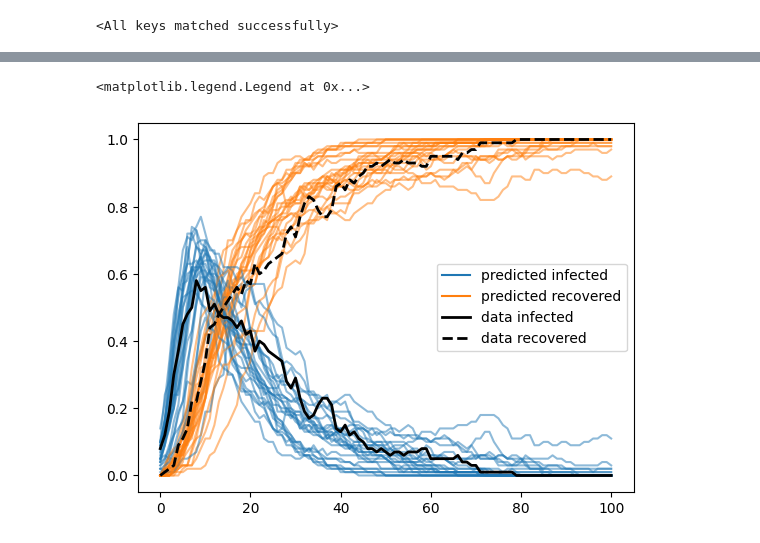
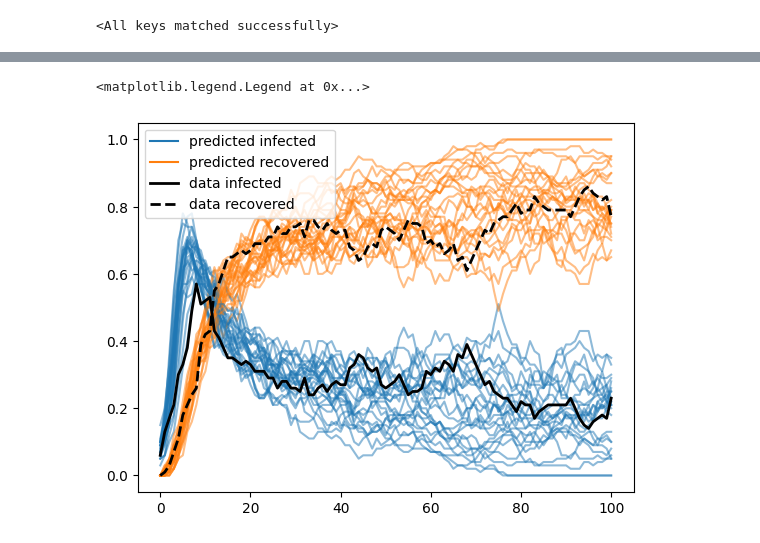
Before and after one commit to AnonyMouse3005/sir-substance-use, a Jupyter notebook: SIR-alcohol-run5.ipynb, the cells around one changed output, grey strips where cells are left out. Cells and saved outputs as stored; diff of their text form; code cells hidden in the pictures.

```diff
--- a/SIR-alcohol-run5.ipynb
+++ b/SIR-alcohol-run5.ipynb
@@ -31,7 +31,7 @@ graph = networkx.watts_strogatz_graph(n_agents, k, p, seed=0)
 # %%
 n_timesteps = 100
 gamma, rho, initial_fraction_infected = 0.15, 0.15, 0.1
-alpha1, alpha2, beta1, beta2 = 0.7, 0.7, 0.1, 0.1
+alpha1, alpha2, beta1, beta2 = 0.1, 0.1, 0.2, 0.2
 model = SIR(graph, n_timesteps=n_timesteps, n_agents=n_agents, device=device)
 # %%
 # %%time
@@ -214,20 +214,22 @@ pygtc.plotGTC([samples], truths=true_parameters.cpu().numpy(), figureSize=10, pr
 # %%
 # compare the predictions to the synthetic data:
 
 f, ax = plt.subplots()
 
 for i in range(25):
     with torch.no_grad():
-        sim_sir = model((flow.sample(1)[0][0]))
+        model = SIR(graph, n_timesteps=n_timesteps, n_agents=n_agents, device=device)
+        sim_params = flow.sample(1)[0][0]
+        sim_sir = model(torch.cat([true_contagion_parameters, sim_params]))
     ax.plot(sim_sir[1].cpu().numpy(), color = "C0", alpha=0.5)
     ax.plot(sim_sir[2].cpu().numpy(), color = "C1", alpha=0.5)
 
 ax.plot([], [], color = "C0", label = "predicted infected")
 ax.plot([], [], color = "C1", label = "predicted recovered")
 ax.plot(true_infected.cpu(), color = "black", linewidth=2, label = "data infected")
 ax.plot(true_recovered.cpu(), color = "black", linewidth=2, label = "data recovered", linestyle="--")
 
 ax.legend()
 # %% [output]
 <matplotlib.legend.Legend at 0x...>
-[figure, old version]
+[figure, new version]
```
Also changed, not shown: parts of 8 cells of this notebook, 1 other file.
